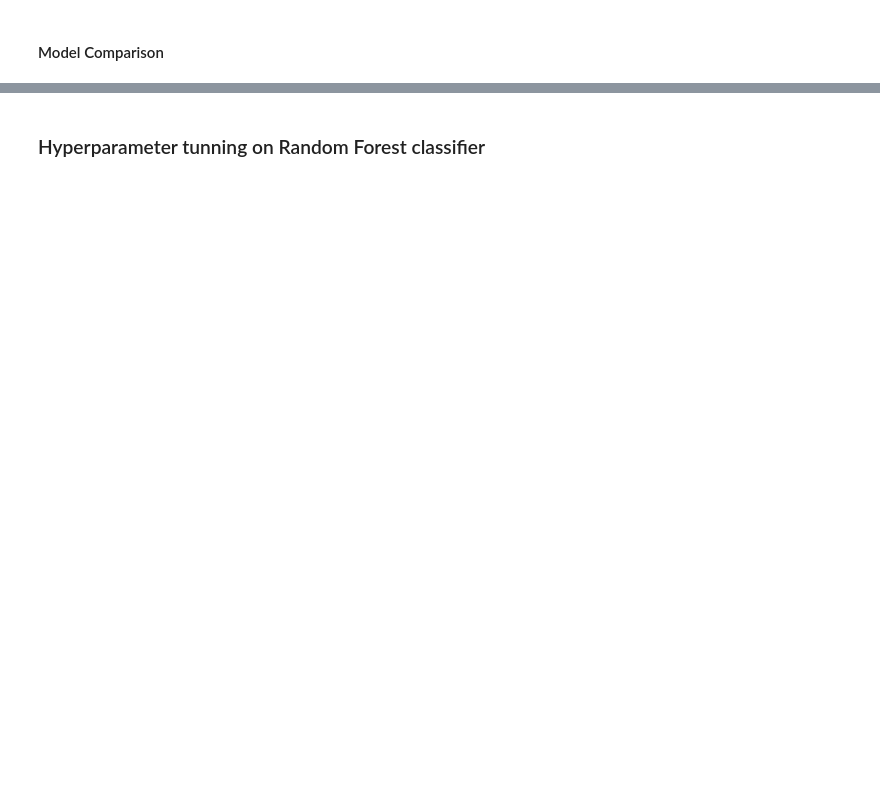
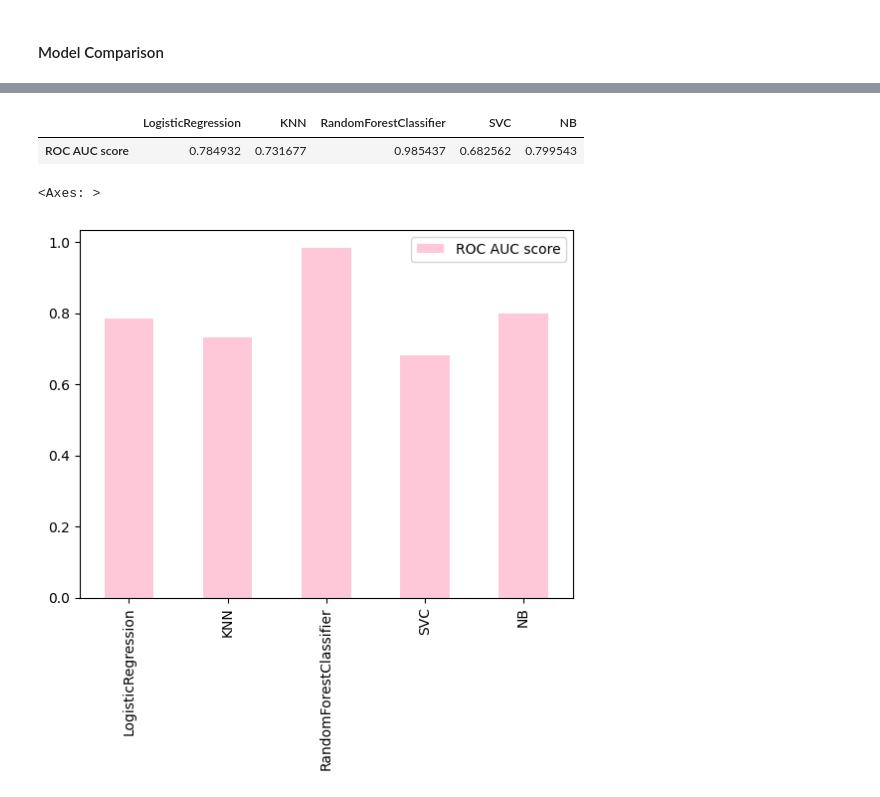
Before and after one commit to robinpabbi/Heart-Disease-Prediction, a Jupyter notebook: notebooks/EDA.ipynb, the cells around one changed output, grey strips where cells are left out. Drawn from its saved outputs; the diff is of its cells as text; code cells hidden in the pictures; blank space fills up the shorter version.

```diff
--- a/notebooks/EDA.ipynb
+++ b/notebooks/EDA.ipynb
@@ -444,2 +446,11 @@ model_comparison_df.T.plot.bar(color="#957DAD")
-# %% [markdown]
-### Hyperparameter tunning on Random Forest classifier
+# %%
+model_comparison_rocauc_score_df = pd.DataFrame(model_roc_auc_score, index=['ROC AUC score'])
+model_comparison_rocauc_score_df
+# %% [output]
+|  | LogisticRegression | KNN | RandomForestClassifier | SVC | NB |
+| ROC AUC score | 0.784932 | 0.731677 | 0.985437 | 0.682562 | 0.799543 |
+# %%
+model_comparison_rocauc_score_df.T.plot.bar(color='#FEC8D8')
+# %% [output]
+<Axes: >
+[figure, added]
```
Also changed, not shown: parts of 6 cells of this notebook, 9 other files.
